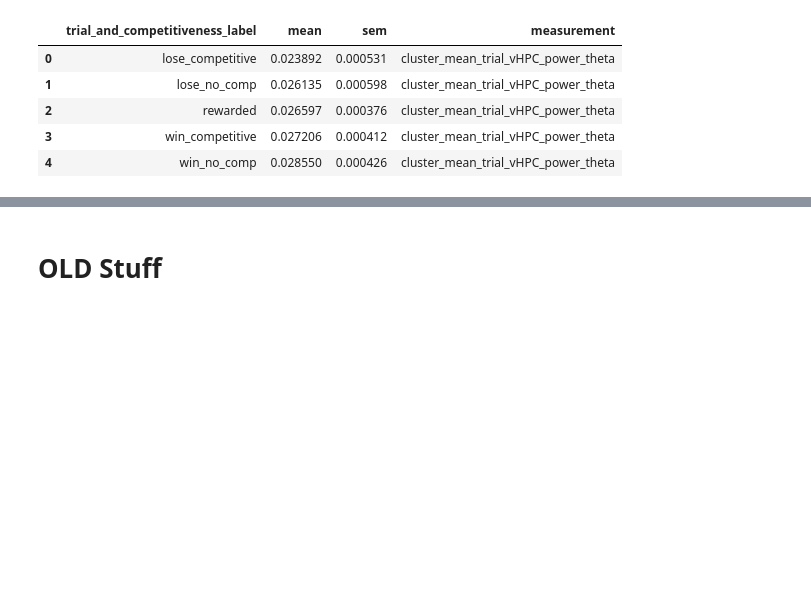
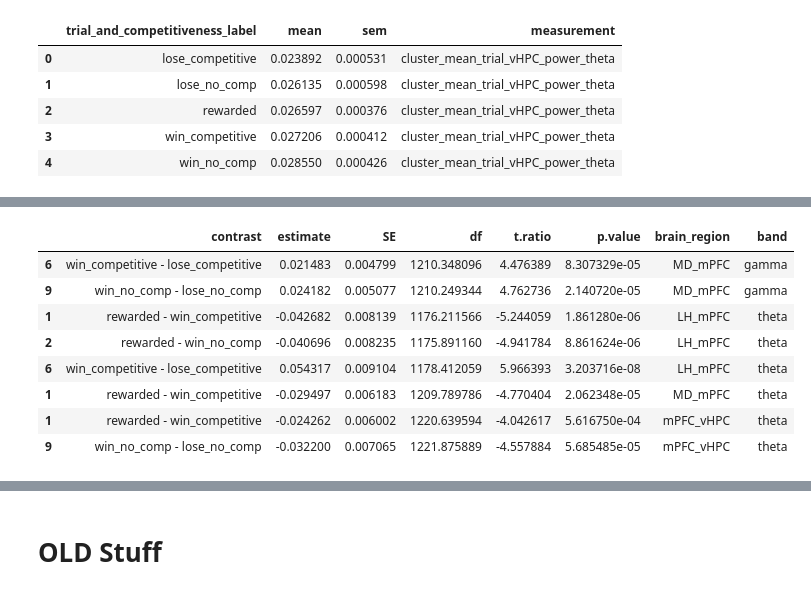
Before and after one commit to padillacoreanolab/reward_comp_ext, a Jupyter notebook: results/2024_06_16_spectral_preprocessing/12_rce3_cluster_parsing_combined_comp.ipynb, the cells around one changed output, grey strips where cells are left out. Drawn from its saved outputs; the diff is of its cells as text; code cells hidden in the pictures; blank space fills up the shorter version.

Commit message:
nb: start coherence spectra

```diff
--- a/results/2024_06_16_spectral_preprocessing/12_rce3_cluster_parsing_combined_comp.ipynb
+++ b/results/2024_06_16_spectral_preprocessing/12_rce3_cluster_parsing_combined_comp.ipynb
@@ -1400,0 +1405,11 @@ merged_df
+# %%
+all_significance_csv = []
+for file_path in glob.glob("./significance_output/emmeans_coherence/*csv"):
+    current_df = pd.read_csv(file_path, index_col=0)
+    file_name_parts = os.path.basename(file_path).replace(".csv", "").replace("cluster_mean_trial_", "").replace("_emmeans", "").replace("_coherence_", " ").split(" ")
+
+    print(file_name_parts)
+    current_df["brain_region"] = file_name_parts[0]
+    current_df["band"] = file_name_parts[1]
+
+    all_significance_csv.append(current_df)
@@ -1400,0 +1437,4 @@ merged_df
+# %%
+all_significance_df = pd.concat(all_significance_csv)
+# %%
+all_significance_df["p.value"] = all_significance_df["p.value"].astype(float)
@@ -1400,0 +1451,17 @@ merged_df
+# %%
+good_contrasts = ['rewarded - win_competitive', 'rewarded - win_no_comp',
+       'win_competitive - win_no_comp',
+       'win_competitive - lose_competitive',
+       'win_no_comp - lose_no_comp', 'lose_competitive - lose_no_comp']
+# %%
+all_significance_df[(all_significance_df["p.value"] <= 0.001) & (all_significance_df["contrast"].isin(good_contrasts)) & (all_significance_df["brain_region"].str.contains("mPFC"))].sort_values(by=["band", "brain_region", "contrast"])
+# %% [output]
+|  | contrast | estimate | SE | df | t.ratio | p.value | brain_region | band |
+| 6 | win_competitive - lose_competitive | 0.021483 | 0.004799 | 1210.348096 | 4.476389 | 8.307329e-05 | MD_mPFC | gamma |
+| 9 | win_no_comp - lose_no_comp | 0.024182 | 0.005077 | 1210.249344 | 4.762736 | 2.140720e-05 | MD_mPFC | gamma |
+| 1 | rewarded - win_competitive | -0.042682 | 0.008139 | 1176.211566 | -5.244059 | 1.861280e-06 | LH_mPFC | theta |
+| 2 | rewarded - win_no_comp | -0.040696 | 0.008235 | 1175.891160 | -4.941784 | 8.861624e-06 | LH_mPFC | theta |
+| 6 | win_competitive - lose_competitive | 0.054317 | 0.009104 | 1178.412059 | 5.966393 | 3.203716e-08 | LH_mPFC | theta |
+| 1 | rewarded - win_competitive | -0.029497 | 0.006183 | 1209.789786 | -4.770404 | 2.062348e-05 | MD_mPFC | theta |
+| 1 | rewarded - win_competitive | -0.024262 | 0.006002 | 1220.639594 | -4.042617 | 5.616750e-04 | mPFC_vHPC | theta |
+| 9 | win_no_comp - lose_no_comp | -0.032200 | 0.007065 | 1221.875889 | -4.557884 | 5.685485e-05 | mPFC_vHPC | theta |
```
Also changed, not shown: parts of 7 cells of this notebook.
